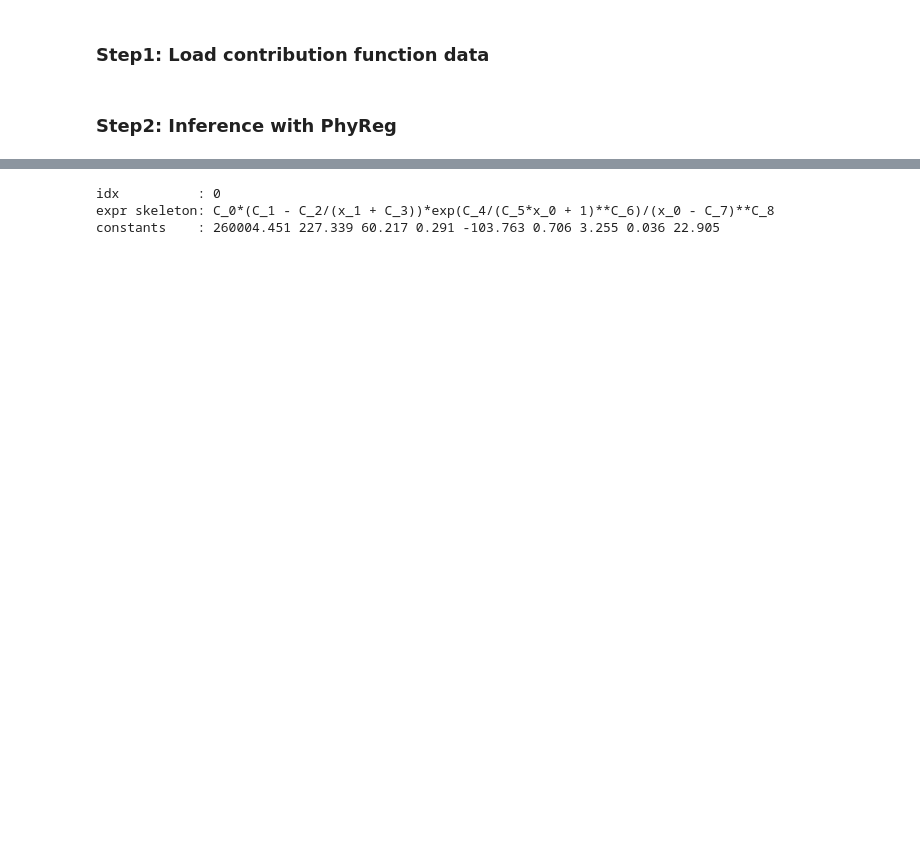
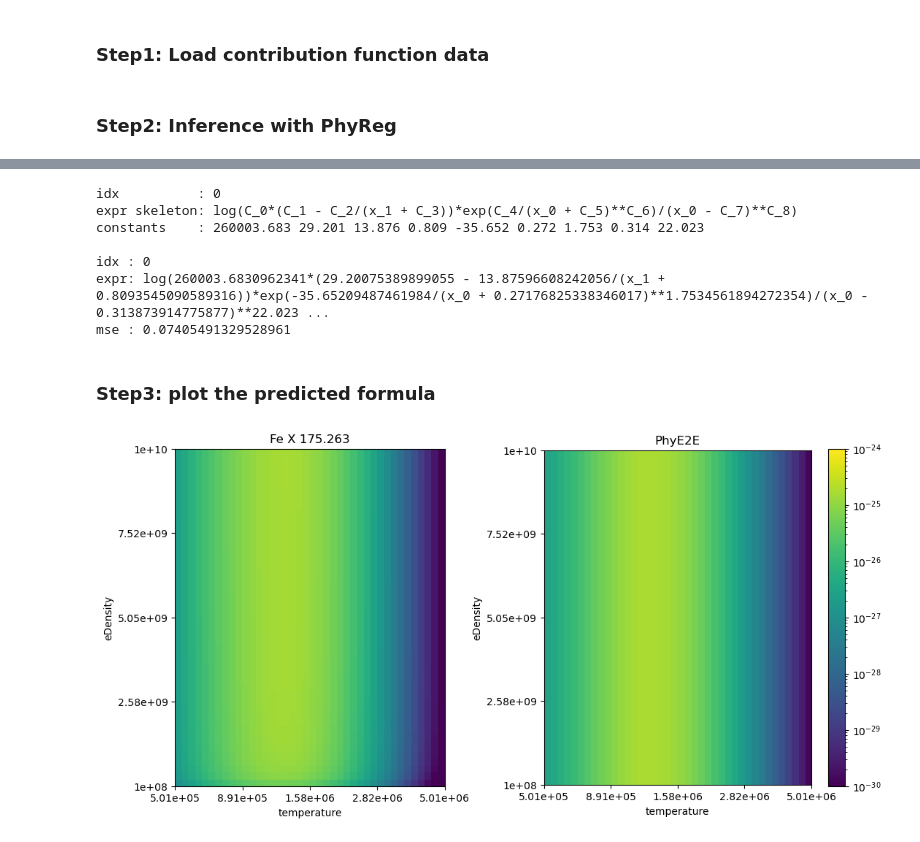
Before and after one commit to Jie0618/PhysicsRegression, a Jupyter notebook: physical/case4_ContributionFunction.ipynb, the cells around one changed output, grey strips where cells are left out. Saved outputs shown, nothing was run; the diff lists cells and outputs as text; code cells hidden in the pictures; blank space fills up the shorter version.

```diff
--- a/physical/case4_ContributionFunction.ipynb
+++ b/physical/case4_ContributionFunction.ipynb
@@ -15,7 +16,7 @@ from PhysicsRegression import PhyReg
 x_to_fit = []
 y_to_fit = []
 
-df = pd.read_csv("./data/physics_data/Fe X     175.263    2 -   31 3s2 3p5 2P0.5 - 3s2 3p4 3d 2D1.5.csv",)
+df = pd.read_csv("./data/physics_data/Fe X     175.263    2 -   31 3s2 3p5 2P0.5 - 3s2 3p4 3d 2D1.5.csv")
 
 temperature =   np.array(list(df["temperature"])).  reshape((-1, 1)) / 1e6
 edensity =      np.array(list(df["eDensity"])).     reshape((-1, 1)) / 1e10
@@ -55,10 +80,54 @@ phyreg.fit(
 # %%
-best_gens = phyreg.best_gens
-best_gens[0]["predicted_tree"] = "((-13.87596608242056 * 1/((x_1 + 0.8093545090589316))) + 29.20075389899055) * (260003.6830962341 * ((x_0 + -0.313873914775877)** -20.0 * exp((-35.65209487461984 * (((x_0 + 0.27176825338346017)** -2.0))))))"
+np.random.seed(2024)
 
-best_gens = phyreg.constant_optimization(phyreg.best_gens, x_to_fit, y_to_fit)
+best_gens[0]["predicted_tree"] = "log(200*((-0.293063458500073 /((x_1 + 0.25229193813423284))) + 1.2994567521039824) * 10000*2.38405866725699*(x_0 - 0.0)** -20.0 *exp(-0.8968987527740477*(x_0 - 0.0)** -2.0 ))"
+
+phyreg.params.num_bfgs = 6000
+best_gens = phyreg.constant_optimization(best_gens, x_to_fit, [np.log(y_to_fit[0])], sigma=0.1)
 phyreg.express_skeleton(best_gens, use_sp=True)
+phyreg.express_best_gens(best_gens)
 # %% [output]
 idx          : 0
-expr skeleton: C_0*(C_1 - C_2/(x_1 + C_3))*exp(C_4/(C_5*x_0 + 1)**C_6)/(x_0 - C_7)**C_8
-constants    : 260004.451 227.339 60.217 0.291 -103.763 0.706 3.255 0.036 22.905
+expr skeleton: log(C_0*(C_1 - C_2/(x_1 + C_3))*exp(C_4/(x_0 + C_5)**C_6)/(x_0 - C_7)**C_8)
+constants    : 260003.683 29.201 13.876 0.809 -35.652 0.272 1.753 0.314 22.023
+
+idx : 0
+expr: log(260003.6830962341*(29.20075389899055 - 13.87596608242056/(x_1 + 0.8093545090589316))*exp(-35.65209487461984/(x_0 + 0.27176825338346017)**1.7534561894272354)/(x_0 - 0.313873914775877)**22.023 ...
+mse : 0.07405491329528961
+# %% [markdown]
+### Step3: plot the predicted formula
+# %%
+import matplotlib.pyplot as plt
+import matplotlib.colors as mcolors
+
+norm = mcolors.LogNorm(vmin=1e-30, vmax=1e-24)
+
+from numpy import exp, log
+
+x_0 = temperature
+x_1 = edensity
+pred = 260003.6830962341*(29.20075389899055 - 13.87596608242056/(x_1 + 0.8093545090589316))*exp(-35.65209487461984/(x_0 + 0.27176825338346017)**1.7534561894272354)/(x_0 - 0.313873914775877)**22.023410133582797
+
+plt.figure(figsize=(13, 6))
+
+plt.subplot(1, 2, 1)
+plt.imshow((gofnt.reshape((50, 50)))[::-1, :40] * 1e-25, norm = norm, aspect="equal")
+plt.title("Fe X 175.263")
+#plt.colorbar()
+plt.xlabel("temperature")
+plt.ylabel("eDensity")
+plt.xticks(np.linspace(0, 40, 5)-0.5, [f"{a:.3g}" for a in 10.**(5.7 + 0.05*np.linspace(0, 20, 5))])
+plt.yticks(np.linspace(0, 50, 5)-0.5, [f"{a:.3g}" for a in np.linspace(1e8, 1e10, 5)][::-1])
+
+plt.subplot(1, 2, 2)
+plt.imshow((pred.reshape((50, 50)))[::-1, :40] * 1e-25, norm = norm, aspect="equal")
+plt.title("PhyE2E")
+plt.colorbar()
+plt.xlabel("temperature")
+plt.ylabel("eDensity")
+plt.xticks(np.linspace(0, 40, 5)-0.5, [f"{a:.3g}" for a in 10.**(5.7 + 0.05*np.linspace(0, 20, 5))])
+plt.yticks(np.linspace(0, 50, 5)-0.5, [f"{a:.3g}" for a in np.linspace(1e8, 1e10, 5)][::-1])
+
+plt.show()
+# %% [output]
+[figure, added]
```
Also changed, not shown: parts of 5 cells of this notebook, 24 other files.
